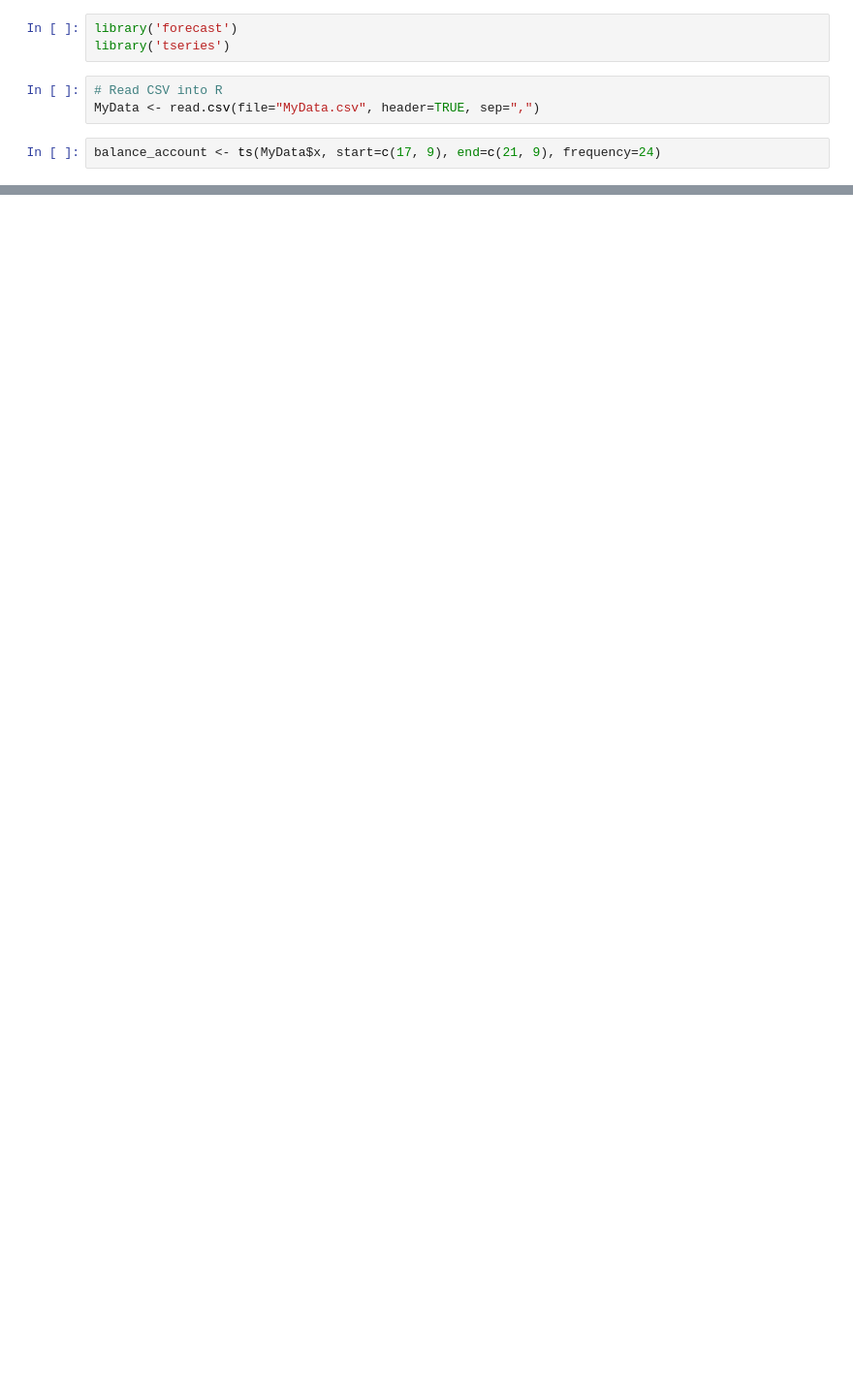
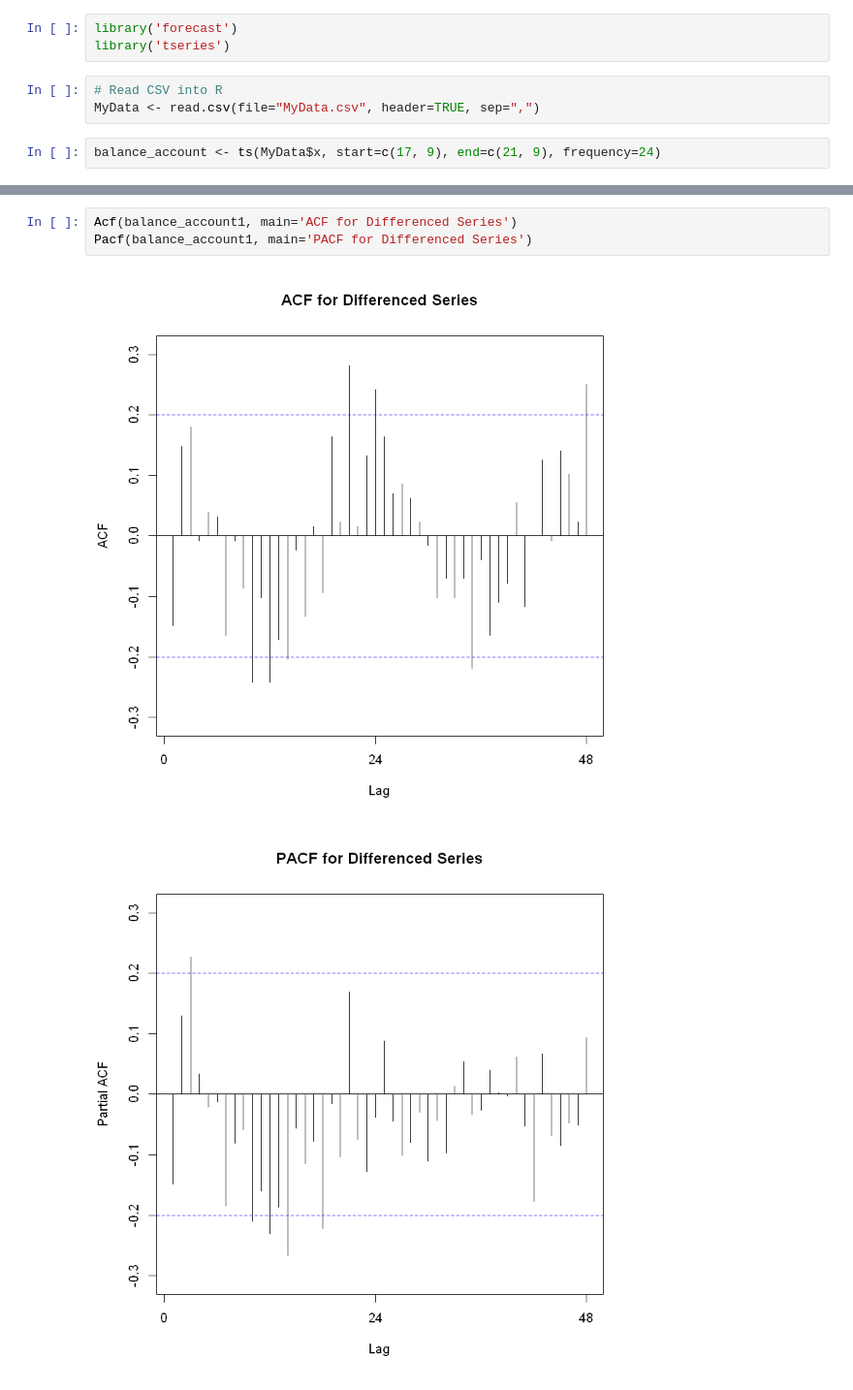
Before and after one commit to saman-nia/AIRMA-Time-Forecasting-with-R, a Jupyter notebook: AIRMA_Time_Forecasting.ipynb, the cells around one changed output, grey strips where cells are left out. Shown at 97% size. Drawn from its saved outputs; the diff is of its cells as text; blank space fills up the shorter version.

```diff
--- a/AIRMA_Time_Forecasting.ipynb
+++ b/AIRMA_Time_Forecasting.ipynb
@@ -13,0 +42,6 @@ plot(balance_account)
+# %%
+Acf(balance_account1, main='ACF for Differenced Series')
+Pacf(balance_account1, main='PACF for Differenced Series')
+# %% [output]
+[figure, added]
+[figure, added]
```
Also changed, not shown: parts of 16 cells of this notebook.
